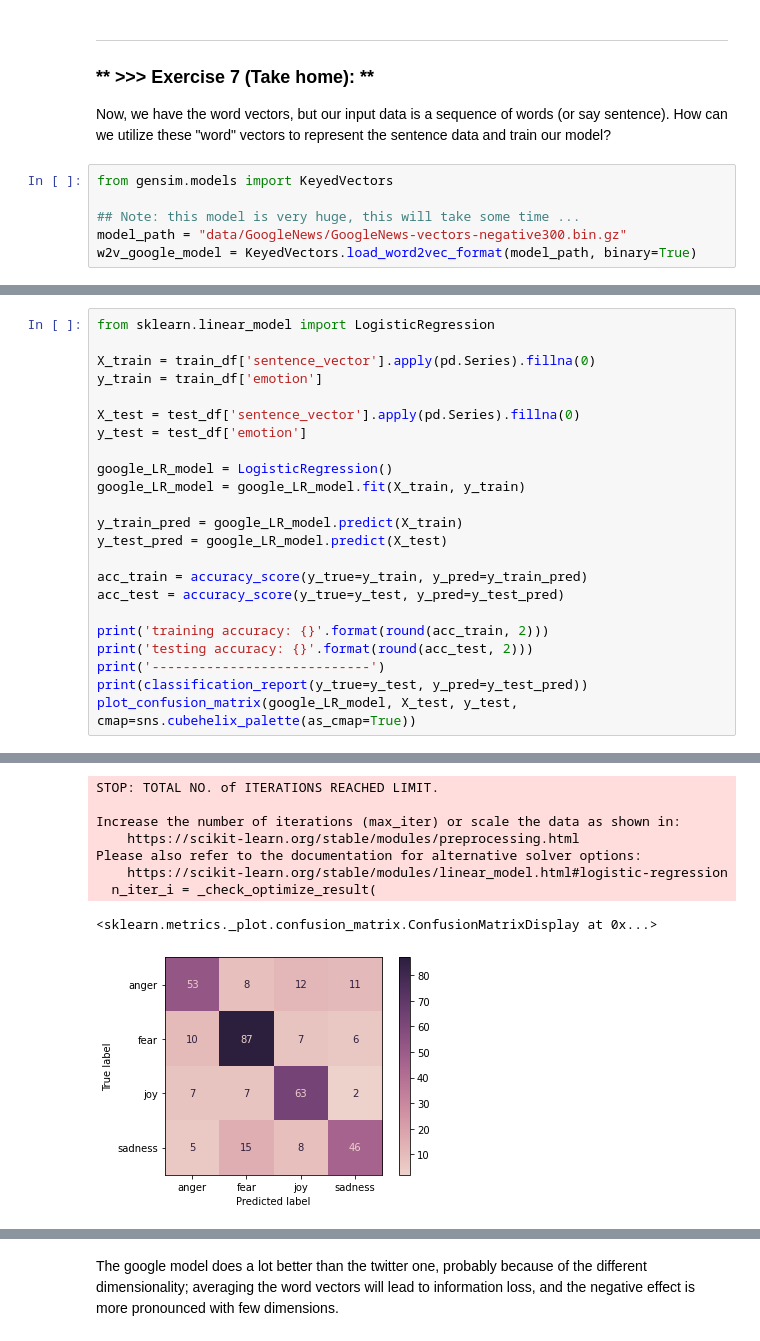
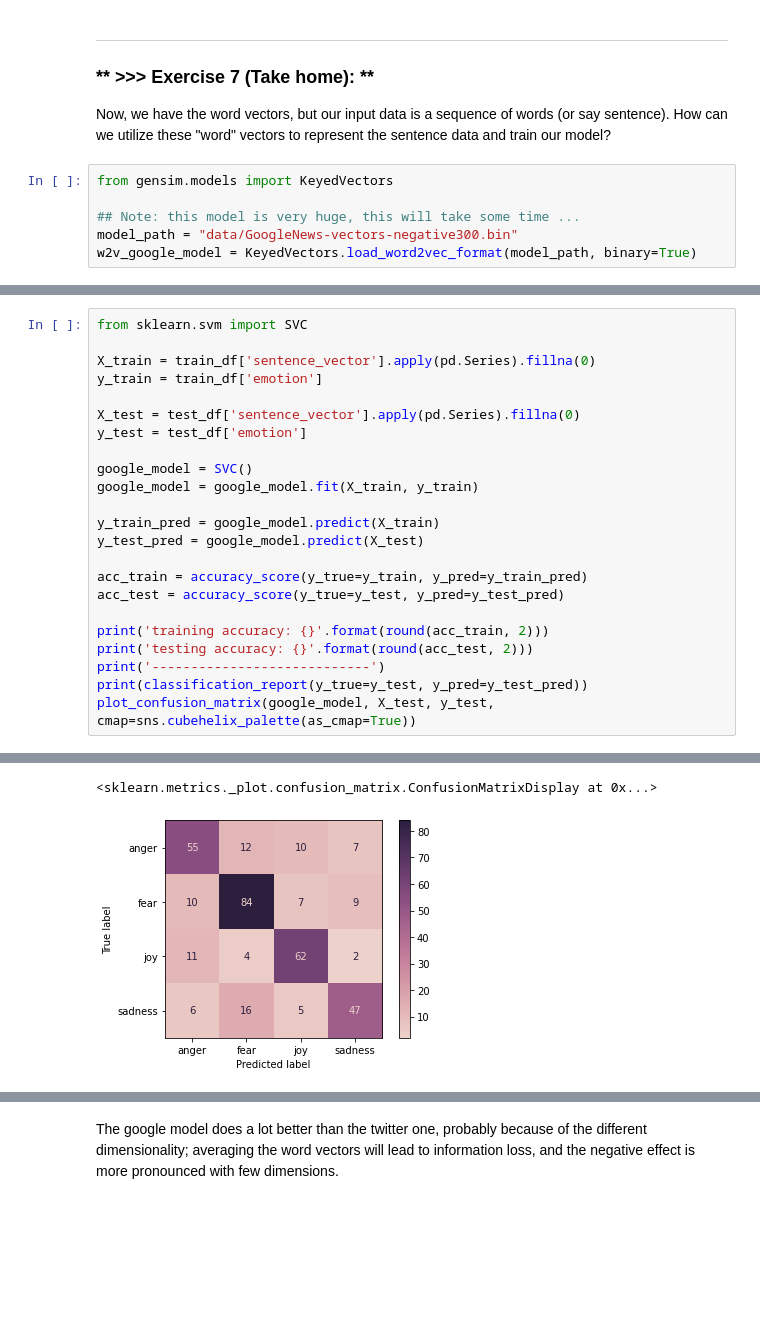
Before and after one commit to HikariNoMJ14/DM2020-Lab2-Homework, a Jupyter notebook: DM2020-Lab2-Homework.ipynb, the cells around one changed output, grey strips where cells are left out. Drawn from its saved outputs; the diff is of its cells as text; blank space fills up the shorter version.

```diff
--- a/DM2020-Lab2-Homework.ipynb
+++ b/DM2020-Lab2-Homework.ipynb
@@ -221,7 +221,7 @@ How can we utilize these "word" vectors to represent the sentence data and train
 from gensim.models import KeyedVectors
 
 ## Note: this model is very huge, this will take some time ...
-model_path = "data/GoogleNews/GoogleNews-vectors-negative300.bin.gz"
+model_path = "data/GoogleNews-vectors-negative300.bin"
 w2v_google_model = KeyedVectors.load_word2vec_format(model_path, binary=True)
 # %%
 import gensim.downloader as api
@@ -351,7 +353,7 @@ word Used not found
 word .... not found
 word 18 not found
 # %%
-from sklearn.linear_model import LogisticRegression
+from sklearn.svm import SVC
 
 X_train = train_df['sentence_vector'].apply(pd.Series).fillna(0)
 y_train = train_df['emotion']
@@ -359,11 +361,11 @@ y_train = train_df['emotion']
 X_test = test_df['sentence_vector'].apply(pd.Series).fillna(0)
 y_test = test_df['emotion']
 
-google_LR_model = LogisticRegression()
-google_LR_model = google_LR_model.fit(X_train, y_train)
+google_model = SVC()
+google_model = google_model.fit(X_train, y_train)
 
-y_train_pred = google_LR_model.predict(X_train)
-y_test_pred = google_LR_model.predict(X_test)
+y_train_pred = google_model.predict(X_train)
+y_test_pred = google_model.predict(X_test)
 
 acc_train = accuracy_score(y_true=y_train, y_pred=y_train_pred)
 acc_test = accuracy_score(y_true=y_test, y_pred=y_test_pred)
@@ -372,5 +374,5 @@ print('training accuracy: {}'.format(round(acc_train, 2)))
 print('testing accuracy: {}'.format(round(acc_test, 2)))
 print('----------------------------')
 print(classification_report(y_true=y_test, y_pred=y_test_pred))
-plot_confusion_matrix(google_LR_model, X_test, y_test, cmap=sns.cubehelix_palette(as_cmap=True))
+plot_confusion_matrix(google_model, X_test, y_test, cmap=sns.cubehelix_palette(as_cmap=True))
 # %% [output]
@@ -390,12 +392,5 @@ weighted avg       0.72      0.72      0.72       347
-STOP: TOTAL NO. of ITERATIONS REACHED LIMIT.
-
-Increase the number of iterations (max_iter) or scale the data as shown in:
-    https://scikit-learn.org/stable/modules/preprocessing.html
-Please also refer to the documentation for alternative solver options:
-    https://scikit-learn.org/stable/modules/linear_model.html#logistic-regression
-  n_iter_i = _check_optimize_result(
+<sklearn.metrics._plot.confusion_matrix.ConfusionMatrixDisplay at 0x...>
-<sklearn.metrics._plot.confusion_matrix.ConfusionMatrixDisplay at 0x...>
-[figure, old version]
+[figure, new version]
 # %%
 X_train = train_df['sentence_vector_2'].apply(pd.Series).fillna(0)
 y_train = train_df['emotion']
```
Also changed, not shown: parts of 55 cells of this notebook, 23 other files.
